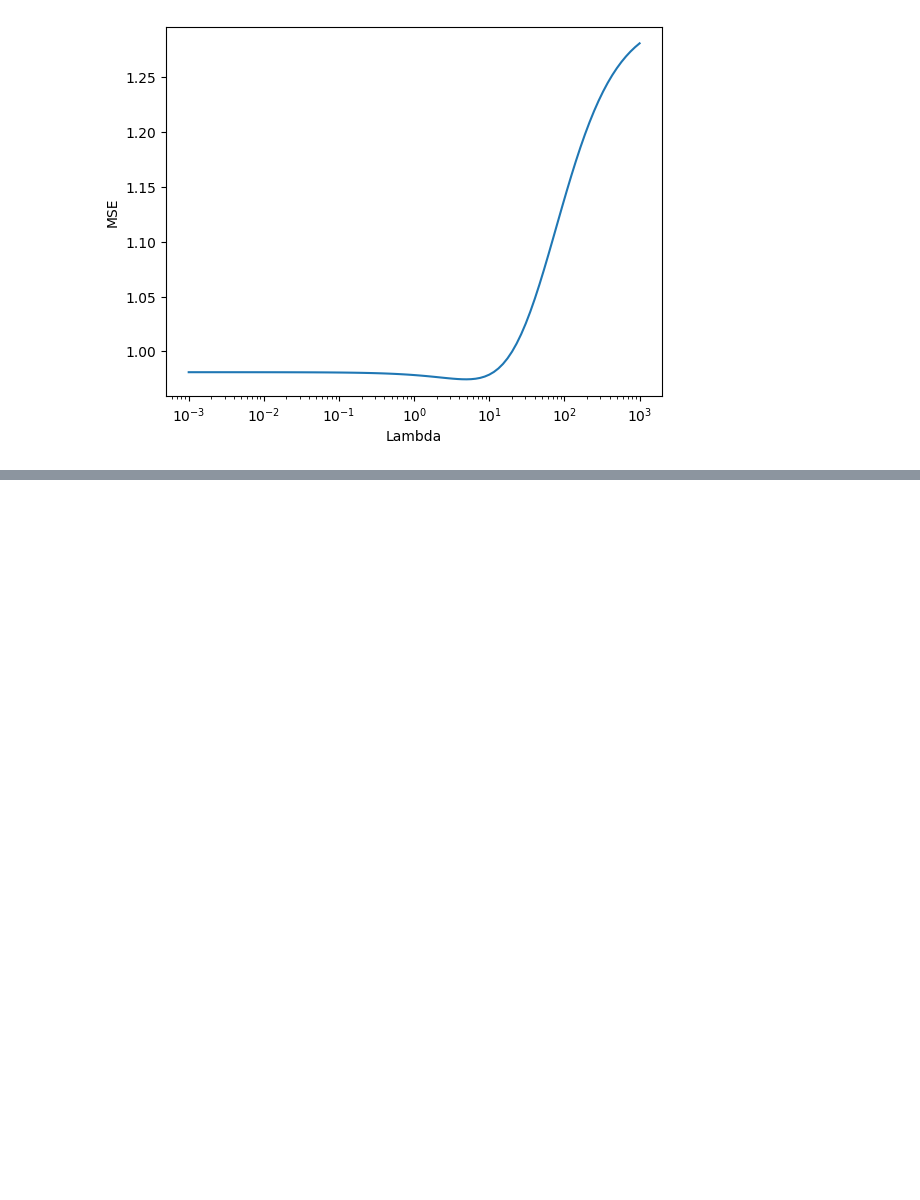
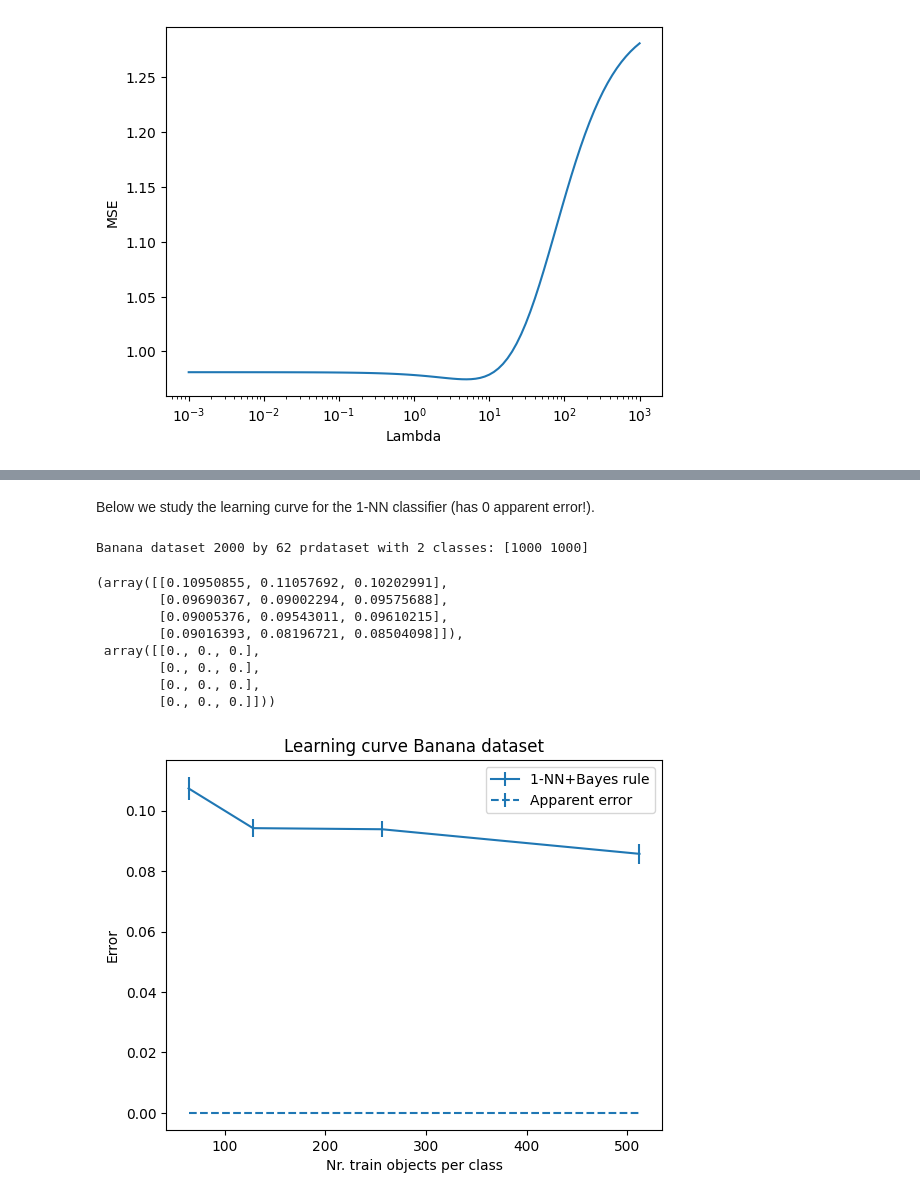
Before and after one commit to nadinekuo/MachineLearning1-Labs, a Jupyter notebook: 3-Losses-Regularization-Evaluation/evaluation.ipynb, the cells around one changed output, grey strips where cells are left out. Drawn from its saved outputs; the diff is of its cells as text; code cells hidden in the pictures; blank space fills up the shorter version.

```diff
--- a/3-Losses-Regularization-Evaluation/evaluation.ipynb
+++ b/3-Losses-Regularization-Evaluation/evaluation.ipynb
@@ -74,0 +173,23 @@ plot_ridge_reg(100, 1000, np.logspace(-3, 3, 100))
+# %% [markdown]
+Below we study the learning curve for the 1-NN classifier (has 0 apparent error!).
+# %%
+# Generate 2D Highleyman classes with 1000 samples per class
+a = pr.gendatb([1000, 1000])
+# Enlarge the feature dim by adding 60 dims of class independent randomness i.e. plain noise
+noise = np.random.randn(2000, 60)  # 2000 samples, 60 features
+a.data = np.hstack((a.data, noise))
+print(a)
+
+# Use cleval to generate learning curves for NMC, LDC, QDA using train set sizes 64, 128, 256 and 512 - repeat often enough!
+pr.cleval(a, pr.knnc(), [64, 128, 256, 512])
+# %% [output]
+Banana dataset 2000 by 62 prdataset with 2 classes: [1000 1000]
+(array([[0.10950855, 0.11057692, 0.10202991],
+        [0.09690367, 0.09002294, 0.09575688],
+        [0.09005376, 0.09543011, 0.09610215],
+        [0.09016393, 0.08196721, 0.08504098]]),
+ array([[0., 0., 0.],
+        [0., 0., 0.],
+        [0., 0., 0.],
+        [0., 0., 0.]]))
+[figure, added]
```
Also changed, not shown: parts of 10 cells of this notebook, 1 other file.
